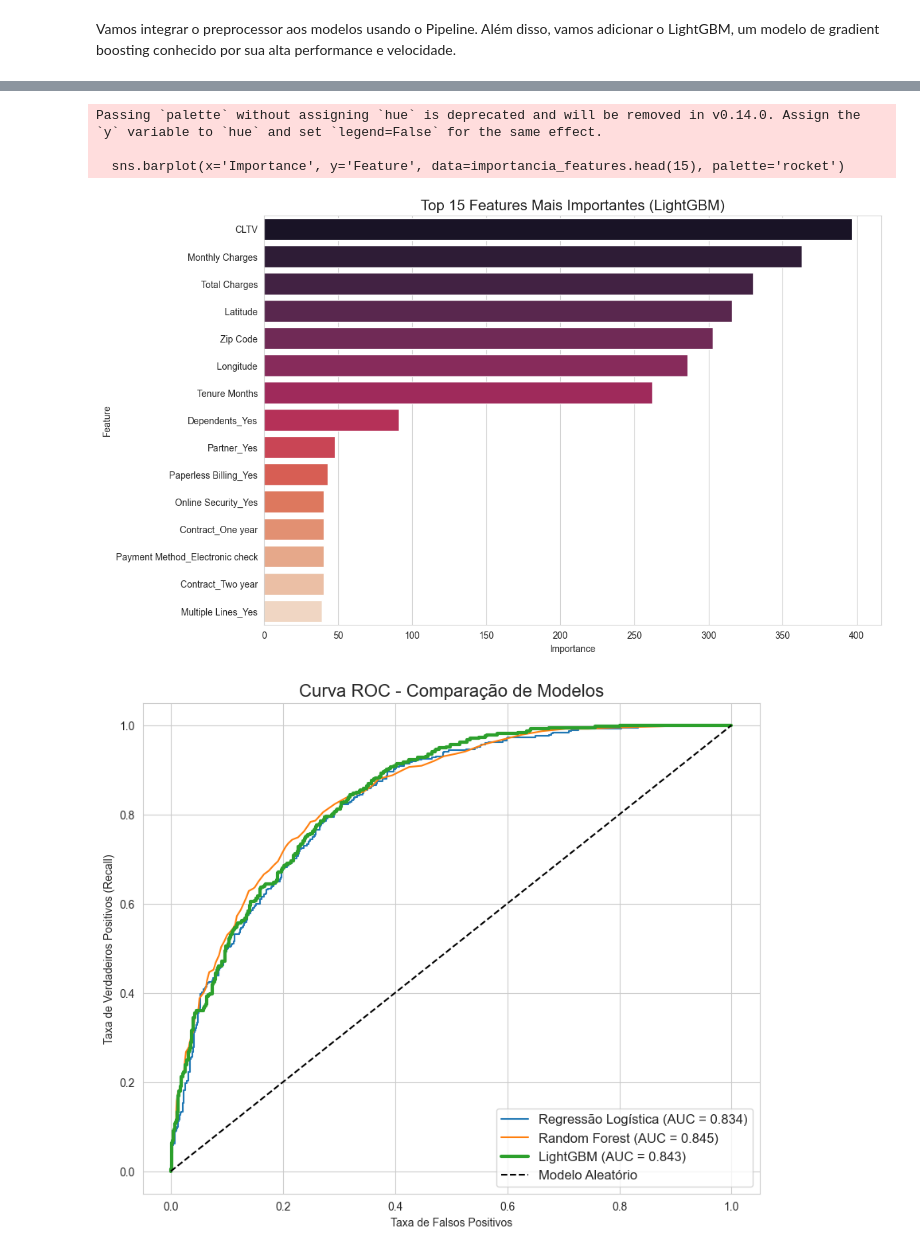
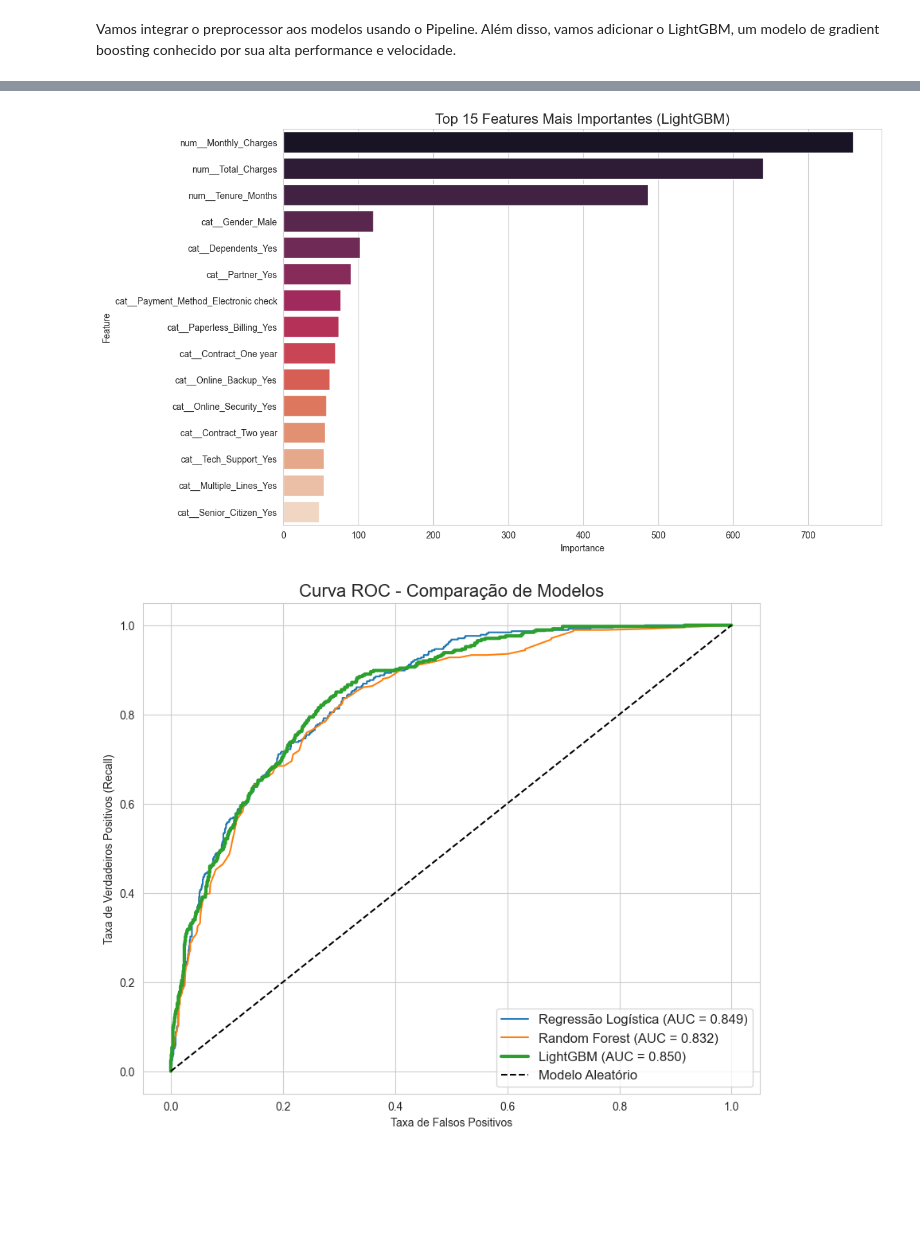
Before and after one commit to alex3ai/churn-api-gke, a Jupyter notebook: Análise_churn_telco_customer.ipynb, the cells around one changed output, grey strips where cells are left out. Cells and saved outputs as stored; diff of their text form; code cells hidden in the pictures; blank space fills up the shorter version.

Commit message:
feat: Initial project setup with EDA, model, API, and Docker configuration

```diff
--- a/Análise_churn_telco_customer.ipynb
+++ b/Análise_churn_telco_customer.ipynb
@@ -85,6 +41,8 @@ Análise Exploratória de Dados (EDA) - Entendendo o Negócio
 # Exemplo: df = pd.read_excel('caminho/para/seu/arquivo/Telco-customer-churn.xlsx')
 df = pd.read_excel('Telco_customer_churn.xlsx')
 
+# Substitui todos os espaços por underscores em TODOS os nomes de colunas
+df.columns = df.columns.str.replace(' ', '_')
 # Visualizar as 5 primeiras e as 5 últimas linhas
 print("--- Primeiras Linhas ---")
 display(df.head())
@@ -136,22 +97,17 @@ memory usage: 1.8+ MB
 df.drop('Count', axis=1, inplace=True)
 
 # A coluna 'Total Charges' deveria ser numérica, mas está como 'object'.
-# Isso indica que pode haver valores não numéricos.
+df['Total_Charges'] = pd.to_numeric(df['Total_Charges'], errors='coerce')
 # O parâmetro errors='coerce' transforma qualquer valor que não pode ser convertido em NaN (Not a Number).
-df['Total Charges'] = pd.to_numeric(df['Total Charges'], errors='coerce')
+df['Total_Charges'] = df['Total_Charges'].fillna(0)
 
 # Verificar quantos valores nulos foram criados
-print(f"Valores Nulos em 'Total Charges': {df['Total Charges'].isnull().sum()}")
+print(f"\nValores Nulos restantes em 'Total Charges' (depois): {df['Total_Charges'].isnull().sum()}")
 
-# Hipótese: Clientes com 'Total Charges' nulo são clientes novos (Tenure Months=0)?
+# Hipótese: Clientes com 'Total Charges' nulo são clientes novos (Tenure Months=0).
 print("\nClientes com Total Charges nulo:")
-display(df[df['Total Charges'].isnull()][['Tenure Months', 'Monthly Charges', 'Total Charges']])
+display(df[df['Total_Charges'].isnull()][['Tenure_Months', 'Monthly_Charges', 'Total_Charges']])
 
 # A hipótese está correta! Todos têm Tenure Months = 0.
 # Uma abordagem lógica é preencher o 'Total Charges' com o 'Monthly Charges' ou com 0.
-# Preencher com a mediana também é válido, mas preencher com 0 faz mais sentido para o negócio.
-df['Total Charges'].fillna(0, inplace=True)
-
-# Confirmar que não há mais valores nulos
-print(f"\nValores Nulos restantes: {df.isnull().sum().sum()}")
 # %% [output]
@@ -348,7 +347,7 @@ y_pred_proba_lr = pipeline_lr.predict_proba(X_test)[:, 1]
 
 print("--- Avaliação: Regressão Logística ---")
 print(f"ROC AUC Score: {roc_auc_score(y_test, y_pred_proba_lr):.4f}")
-print(classification_report(y_test, y_pred_lr, target_names=['Não Churn', 'Churn']))
+print(classification_report(y_test, y_pred_lr, target_names=['Não_Churn', 'Churn']))
 
 # --- Modelo 2: Random Forest ---
 pipeline_rf = Pipeline(steps=[('preprocessor', preprocessor),
@@ -360,19 +359,22 @@ y_pred_proba_rf = pipeline_rf.predict_proba(X_test)[:, 1]
 
 print("\n--- Avaliação: Random Forest ---")
 print(f"ROC AUC Score: {roc_auc_score(y_test, y_pred_proba_rf):.4f}")
-print(classification_report(y_test, y_pred_rf, target_names=['Não Churn', 'Churn']))
+print(classification_report(y_test, y_pred_rf, target_names=['Não_Churn', 'Churn']))
 
 
 # --- Modelo 3: LightGBM (Competitivo) ---
 pipeline_lgbm = Pipeline(steps=[('preprocessor', preprocessor),
                                 ('classifier', LGBMClassifier(random_state=42))])
 
-pipeline_lgbm.fit(X_train, y_train)
-y_pred_lgbm = pipeline_lgbm.predict(X_test)
-y_pred_proba_lgbm = pipeline_lgbm.predict_proba(X_test)[:, 1]
+with warnings.catch_warnings():
+
+    warnings.filterwarnings("ignore", category=UserWarning, message="X does not have valid feature names")
+    pipeline_lgbm.fit(X_train, y_train)
+    y_pred_lgbm = pipeline_lgbm.predict(X_test)
+    y_pred_proba_lgbm = pipeline_lgbm.predict_proba(X_test)[:, 1]
 
 print("\n--- Avaliação: LightGBM ---")
 print(f"ROC AUC Score: {roc_auc_score(y_test, y_pred_proba_lgbm):.4f}")
-print(classification_report(y_test, y_pred_lgbm, target_names=['Não Churn', 'Churn']))
+print(classification_report(y_test, y_pred_lgbm, target_names=['Não_Churn', 'Churn']))
 # %% [output]
 --- Avaliação: Regressão Logística ---
@@ -407,43 +421,33 @@ weighted avg       0.79      0.80      0.79      1409
 # %%
-# Importância das Features (usando o melhor modelo, ex: LightGBM)
-
-# Para extrair as informações do pipeline, precisamos acessar o passo 'classifier'
-# e pegar os nomes das features transformadas do passo 'preprocessor'
-feature_names = colunas_num + \
-                pipeline_lgbm.named_steps['preprocessor'] \
-                .named_transformers_['cat'] \
-                .get_feature_names_out(colunas_cat).tolist()
+feature_names = pipeline_lgbm.named_steps['preprocessor'].get_feature_names_out()
 
 importancia_features = pd.DataFrame({
     'Feature': feature_names,
     'Importance': pipeline_lgbm.named_steps['classifier'].feature_importances_
 }).sort_values(by='Importance', ascending=False)
 
 plt.figure(figsize=(12, 8))
-sns.barplot(x='Importance', y='Feature', data=importancia_features.head(15), palette='rocket')
+sns.barplot(x='Importance', y='Feature', data=importancia_features.head(15), palette='rocket', hue='Feature', legend=False)
 plt.title('Top 15 Features Mais Importantes (LightGBM)', fontsize=16)
 plt.show()
 
 # Curva ROC Comparativa
 
 fpr_lr, tpr_lr, _ = roc_curve(y_test, y_pred_proba_lr)
 fpr_rf, tpr_rf, _ = roc_curve(y_test, y_pred_proba_rf)
 fpr_lgbm, tpr_lgbm, _ = roc_curve(y_test, y_pred_proba_lgbm)
 
 plt.figure(figsize=(10, 8))
 plt.plot(fpr_lr, tpr_lr, label=f'Regressão Logística (AUC = {roc_auc_score(y_test, y_pred_proba_lr):.3f})')
 plt.plot(fpr_rf, tpr_rf, label=f'Random Forest (AUC = {roc_auc_score(y_test, y_pred_proba_rf):.3f})')
 plt.plot(fpr_lgbm, tpr_lgbm, label=f'LightGBM (AUC = {roc_auc_score(y_test, y_pred_proba_lgbm):.3f})', linewidth=3)
 plt.plot([0, 1], [0, 1], 'k--', label='Modelo Aleatório')
 plt.xlabel('Taxa de Falsos Positivos')
 plt.ylabel('Taxa de Verdadeiros Positivos (Recall)')
 plt.title('Curva ROC - Comparação de Modelos', fontsize=16)
 plt.legend(fontsize=12)
 plt.grid(True)
 plt.show()
 # %% [output]
-Passing `palette` without assigning `hue` is deprecated and will be removed in v0.14.0. Assign the `y` variable to `hue` and set `legend=False` for the same effect.
-
-  sns.barplot(x='Importance', y='Feature', data=importancia_features.head(15), palette='rocket')
-[figure, old version]
+[figure, new version]
-[figure, old version]
+[figure, new version]
```
Also changed, not shown: parts of 32 cells of this notebook, 13 other files.
